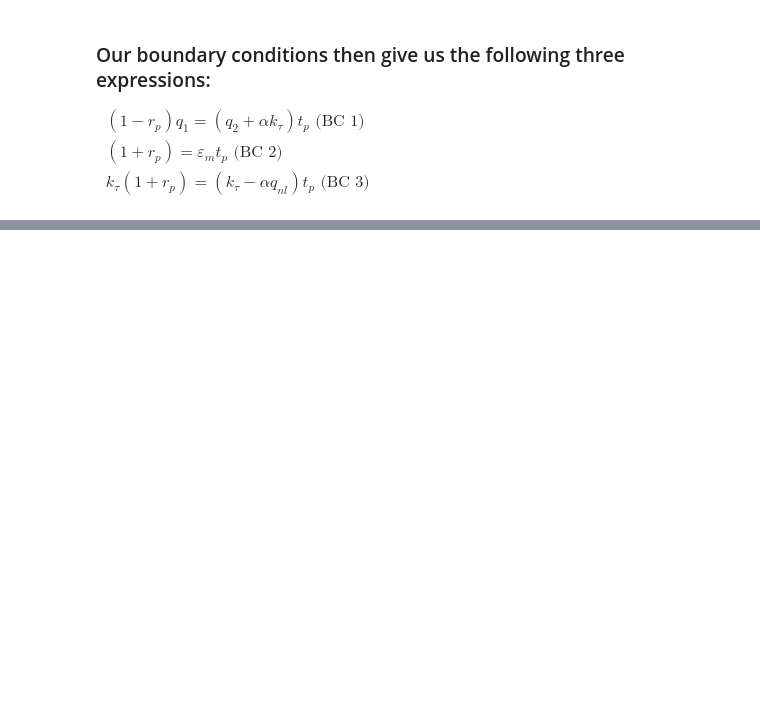
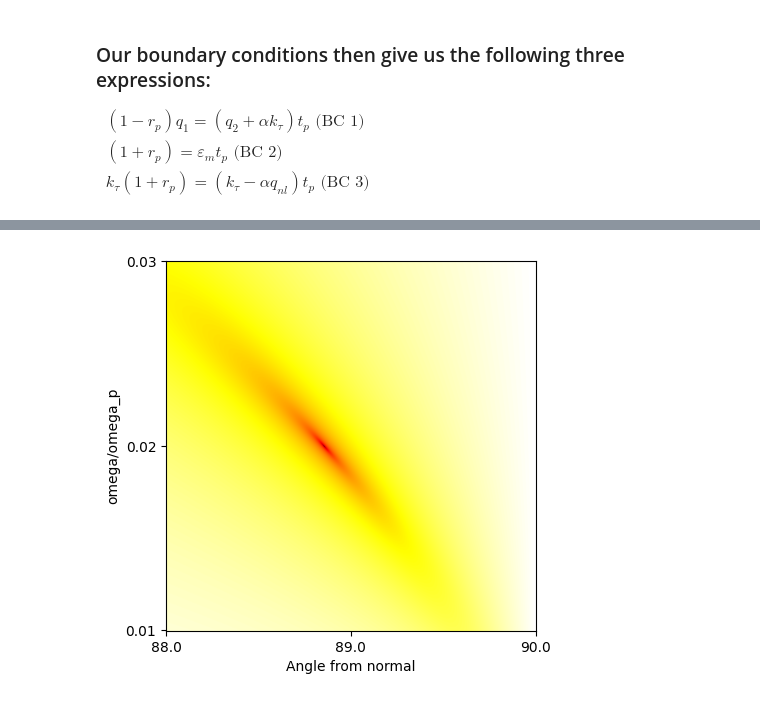
Before and after one commit to AliGhorashiCMT/Coherent-Perfect-Absorption, a Jupyter notebook: thin films/nonlocal_anistropic_brewster.ipynb, the cells around one changed output, grey strips where cells are left out. Drawn from its saved outputs; the diff is of its cells as text; code cells hidden in the pictures; blank space fills up the shorter version.

```diff
--- a/thin films/nonlocal_anistropic_brewster.ipynb
+++ b/thin films/nonlocal_anistropic_brewster.ipynb
@@ -389,0 +446,23 @@ plt.ylabel("|r_p| (absolute value of reflection coefficient)");
+# %%
+N_omegas = 2000
+N_angles = 2000
+angles = linspace(88, 90, N_angles)
+angles_mat = np.repeat(np.reshape(angles, (N_angles, 1)), N_omegas, axis=1)
+v_F = 1e-2
+omegas = linspace(0.01, 0.03, N_omegas)
+omegas_mat = np.repeat(np.reshape(omegas, (1, N_omegas)), N_angles, axis=0)
+gamma = 1e-6
+r_p_v_nonlocal_diffusion = r_p_nonlocal_diffusion_drude(omegas_mat, gamma, v_F, angles_mat*pi/180)
+r_p_v_nonlocal = r_p_nonlocal_drude(omegas_mat, gamma, sqrt(3/5)*v_F, angles_mat*pi/180)
+r_p_v_local = r_p_drude(omegas_mat, gamma, angles_mat*pi/180)
+# %%
+plt.imshow(np.log(r_p_v_nonlocal_diffusion).T, cmap="hot", origin="lower")
+xticks = [1, 1000, 1999]
+yticks = [1, 1000, 1999]
+
+plt.xticks(xticks, angles[xticks].round(2));
+plt.yticks(yticks, omegas[yticks].round(2));
+plt.ylabel("omega/omega_p")
+plt.xlabel("Angle from normal");
+# %% [output]
+[figure, added]
```
Also changed, not shown: parts of 19 cells of this notebook.
